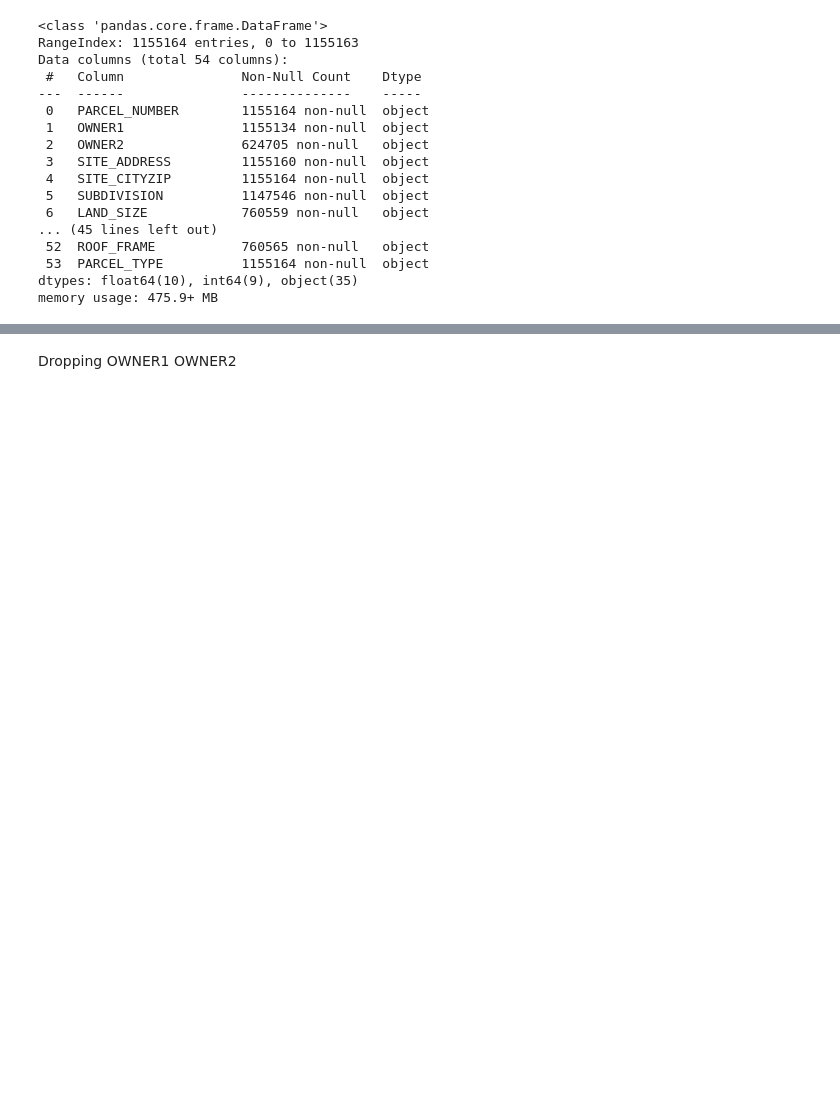
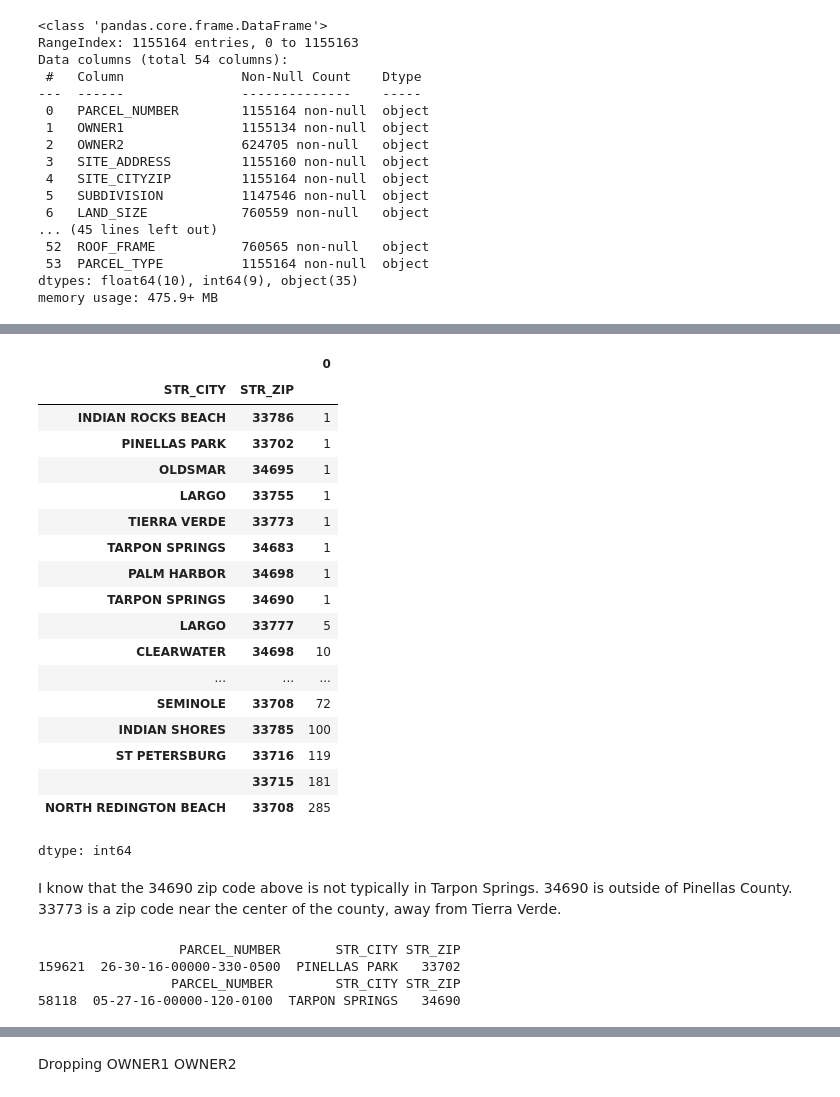
Before and after one commit to spenser-withans/CapstoneProject, a Jupyter notebook: Notebooks/Data_Wrangling.ipynb, the cells around one changed output, grey strips where cells are left out. Saved outputs shown, nothing was run; the diff lists cells and outputs as text; code cells hidden in the pictures; blank space fills up the shorter version.

Commit message:
Making some changes in PCPAO_SalesDATA cleaning

```diff
--- a/Notebooks/Data_Wrangling.ipynb
+++ b/Notebooks/Data_Wrangling.ipynb
@@ -117,2 +122,2 @@ This step might be undone in the future
 # %%
-PCPAO_SalesDATA = PCPAO_SalesDATA.drop(['STR_PFX','STR_NUM','STR_NAME','STR_SFX','STR_SFX_DIR','STR_CITY','STR_ZIP'],axis=1)
+PCPAO_SalesDATA = PCPAO_SalesDATA.drop(['STR_PFX','STR_NUM','STR_NAME','STR_SFX','STR_SFX_DIR','SITE_ADDRESS','SITE_CITYZIP'],axis=1)
@@ -118,0 +153,3 @@ PCPAO_SalesDATA = PCPAO_SalesDATA.drop(['STR_PFX','STR_NUM','STR_NAME','STR_SFX'
+# %%
+temp_index = PCPAO_SalesDATA[PCPAO_SalesDATA['STR_ZIP'].str.len()>5].index
+PCPAO_SalesDATA.loc[temp_index,'STR_ZIP'] = PCPAO_SalesDATA.loc[temp_index,'STR_ZIP'].str[:5]
@@ -118,0 +165,4 @@ PCPAO_SalesDATA = PCPAO_SalesDATA.drop(['STR_PFX','STR_NUM','STR_NAME','STR_SFX'
+# %%
+temp_index = PCPAO_SalesDATA[PCPAO_SalesDATA['STR_ZIP'].isnull()].index
+PCPAO_SalesDATA.loc[temp_index,'STR_ZIP'] = '33771'
+PCPAO_SalesDATA.loc[temp_index,'STR_CITY'] = 'LARGO'
@@ -118,0 +173,33 @@ PCPAO_SalesDATA = PCPAO_SalesDATA.drop(['STR_PFX','STR_NUM','STR_NAME','STR_SFX'
+# %%
+PCPAO_SalesDATA.groupby(['STR_CITY','STR_ZIP']).size().sort_values().head(20)
+# %% [output]
+|  |  | 0 |
+| STR_CITY | STR_ZIP |  |
+| INDIAN ROCKS BEACH | 33786 | 1 |
+| PINELLAS PARK | 33702 | 1 |
+| OLDSMAR | 34695 | 1 |
+| LARGO | 33755 | 1 |
+| TIERRA VERDE | 33773 | 1 |
+| TARPON SPRINGS | 34683 | 1 |
+| PALM HARBOR | 34698 | 1 |
+| TARPON SPRINGS | 34690 | 1 |
+| LARGO | 33777 | 5 |
+| CLEARWATER | 34698 | 10 |
+| ... | ... | ... |
+| SEMINOLE | 33708 | 72 |
+| INDIAN SHORES | 33785 | 100 |
+| ST PETERSBURG | 33716 | 119 |
+|  | 33715 | 181 |
+| NORTH REDINGTON BEACH | 33708 | 285 |
+dtype: int64
+# %% [markdown]
+I know that the 34690 zip code above is not typically in Tarpon Springs. 34690 is outside of Pinellas County. 33773 is a zip code near the center of the county, away from Tierra Verde.
+# %%
+for index, value in PCPAO_SalesDATA.groupby(['STR_CITY','STR_ZIP']).size().items():
+  if value<=5:
+    print(PCPAO_SalesDATA[(PCPAO_SalesDATA['STR_CITY']==index[0])&(PCPAO_SalesDATA['STR_ZIP']==index[1])][['PARCEL_NUMBER','STR_CITY','STR_ZIP']])
+# %% [output]
+                  PARCEL_NUMBER       STR_CITY STR_ZIP
+159621  26-30-16-00000-330-0500  PINELLAS PARK   33702
+                 PARCEL_NUMBER        STR_CITY STR_ZIP
+58118  05-27-16-00000-120-0100  TARPON SPRINGS   34690
```
Also changed, not shown: parts of 35 cells of this notebook.
